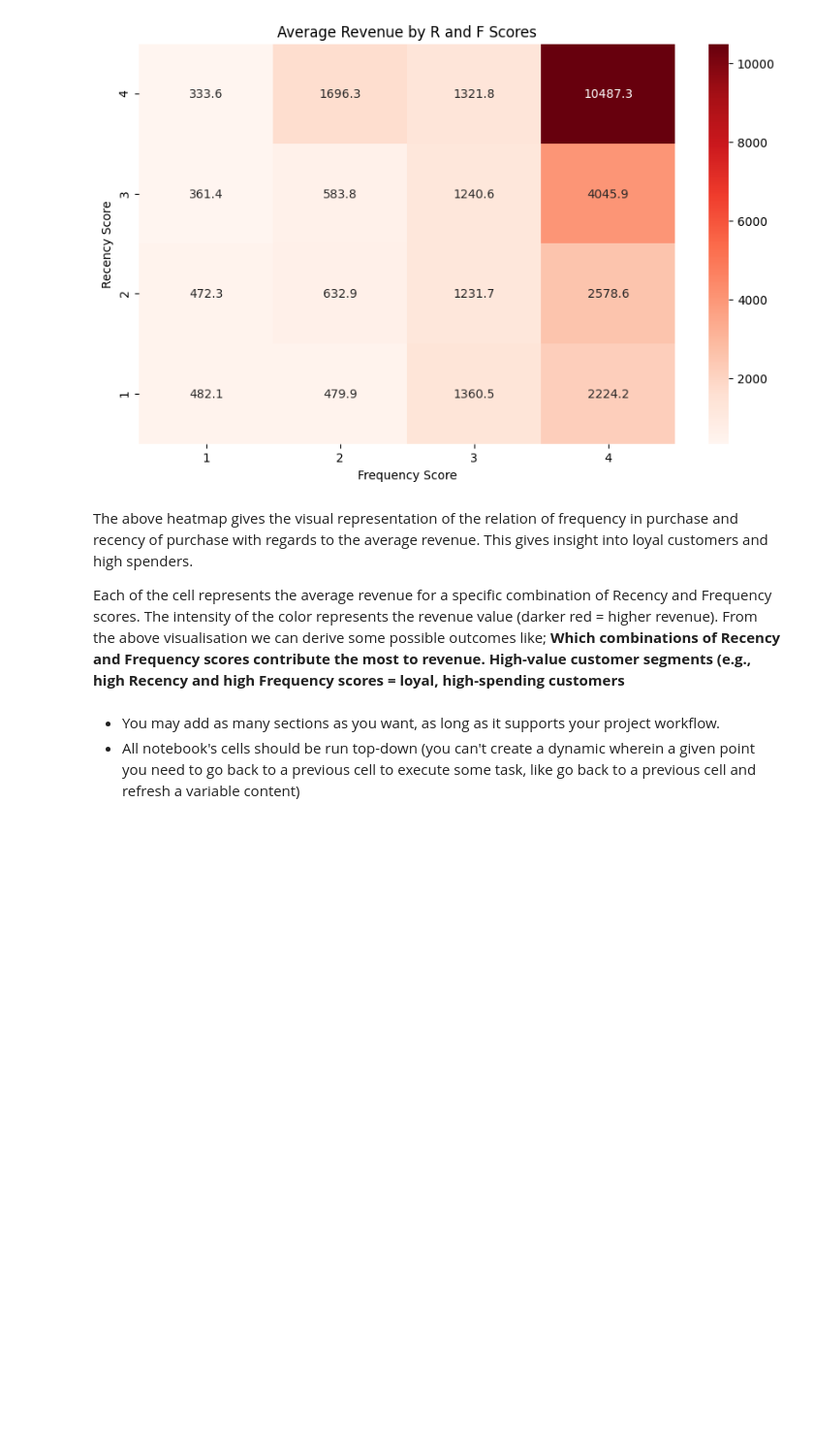
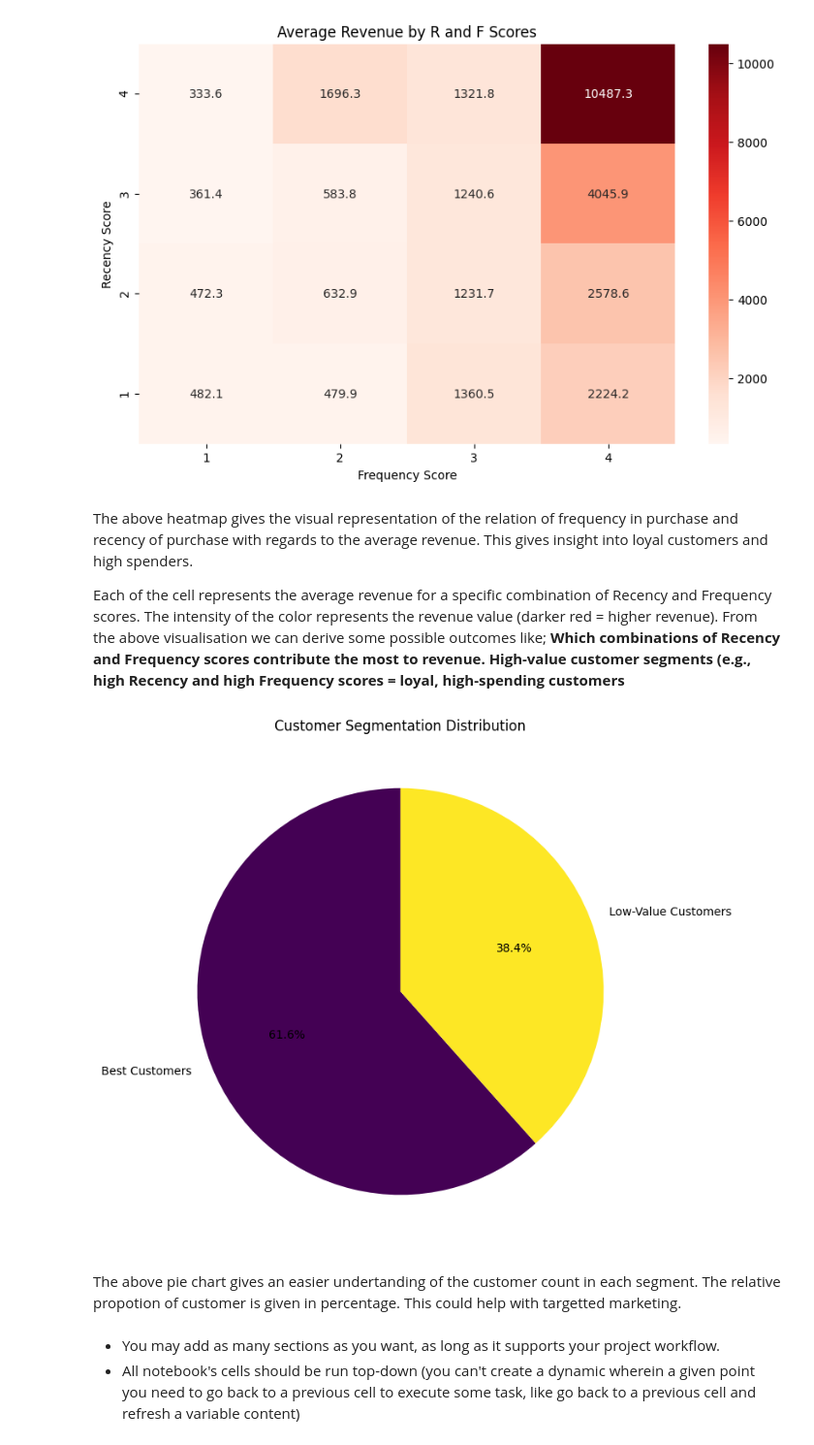
Before and after one commit to UmmH3/hafeezah-hackathon1, a Jupyter notebook: jupyter_notebooks/Notebook_Template.ipynb, the cells around one changed output. Shown: that part at 97% size. Cells and saved outputs as stored; diff of their text form; code cells hidden in the pictures; blank space fills up the shorter version.

Commit message:
pie chart

```diff
--- a/jupyter_notebooks/Notebook_Template.ipynb
+++ b/jupyter_notebooks/Notebook_Template.ipynb
@@ -332,6 +332,20 @@ The intensity of the color represents the revenue value (darker red = higher rev
 From the above visualisation we can derive some possible outcomes like;
 **Which combinations of Recency and Frequency scores contribute the most to revenue.
 High-value customer segments (e.g., high Recency and high Frequency scores = loyal, high-spending customers**
+# %%
+# RFM Segment Pie Chart
+plt.figure(figsize=(8, 8))
+customer_analysis['Segment'].value_counts().plot(
+    kind='pie', autopct='%1.1f%%', startangle=90, cmap='viridis'
+)
+plt.title('Customer Segmentation Distribution')
+plt.ylabel('')
+plt.show()
+# %% [output]
+[figure, added]
+# %% [markdown]
+The above pie chart gives an easier undertanding of the customer count in each segment.
+The relative propotion of customer is given in percentage. This could help with targetted marketing.
 # %% [markdown]
 * You may add as many sections as you want, as long as it supports your project workflow.
 * All notebook's cells should be run top-down (you can't create a dynamic wherein a given point you need to go back to a previous cell to execute some task, like go back to a previous cell and refresh a variable content)
```
